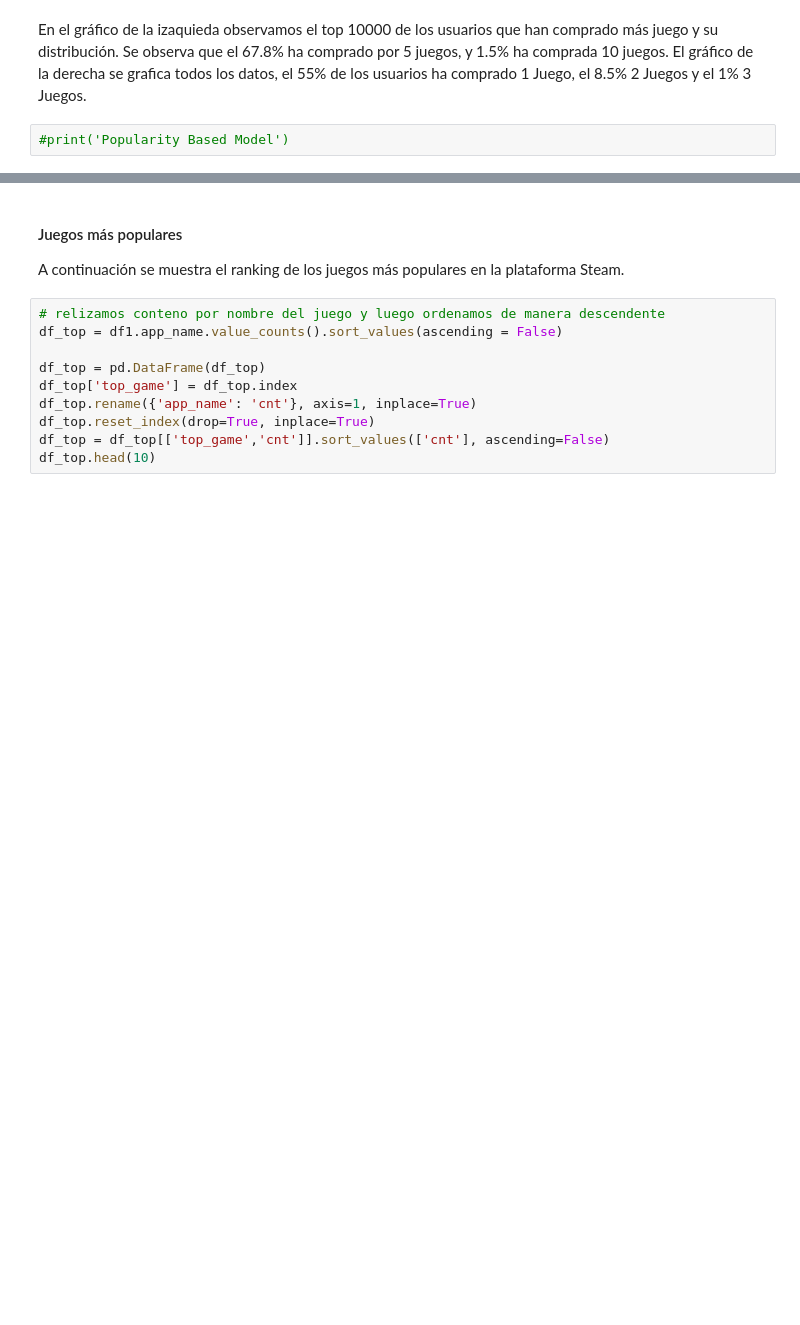
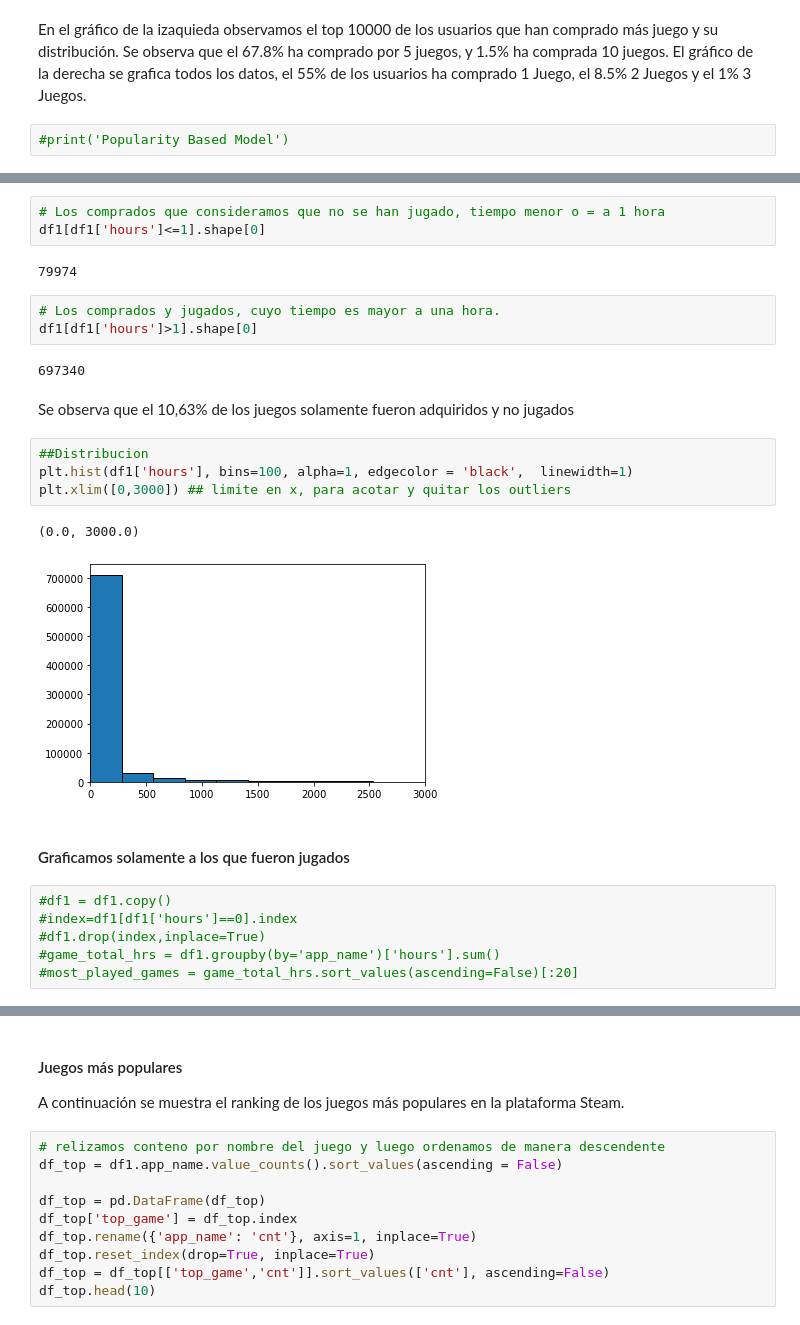
Before and after one commit to gonzalogperez/sistemas-recomendacion-steam, a Jupyter notebook: DS_Proyecto_03_SR.ipynb, the cells around one changed output, grey strips where cells are left out. Drawn from its saved outputs; the diff is of its cells as text; blank space fills up the shorter version.

```diff
--- a/DS_Proyecto_03_SR.ipynb
+++ b/DS_Proyecto_03_SR.ipynb
@@ -553,0 +461,27 @@ En el gráfico de la izaquieda observamos el top 10000 de los usuarios que han c
+# %%
+# Los comprados que consideramos que no se han jugado, tiempo menor o = a 1 hora
+df1[df1['hours']<=1].shape[0]
+# %% [output]
+79974
+# %%
+# Los comprados y jugados, cuyo tiempo es mayor a una hora.
+df1[df1['hours']>1].shape[0]
+# %% [output]
+697340
+# %% [markdown]
+Se observa que el 10,63% de los juegos solamente fueron adquiridos y no jugados
+# %%
+##Distribucion
+plt.hist(df1['hours'], bins=100, alpha=1, edgecolor = 'black',  linewidth=1)
+plt.xlim([0,3000]) ## limite en x, para acotar y quitar los outliers
+# %% [output]
+(0.0, 3000.0)
+[figure, added]
+# %% [markdown]
+#### Graficamos solamente a los que fueron jugados
+# %%
+#df1 = df1.copy()
+#index=df1[df1['hours']==0].index
+#df1.drop(index,inplace=True)
+#game_total_hrs = df1.groupby(by='app_name')['hours'].sum()
+#most_played_games = game_total_hrs.sort_values(ascending=False)[:20]
```
Also changed, not shown: parts of 105 cells of this notebook.
